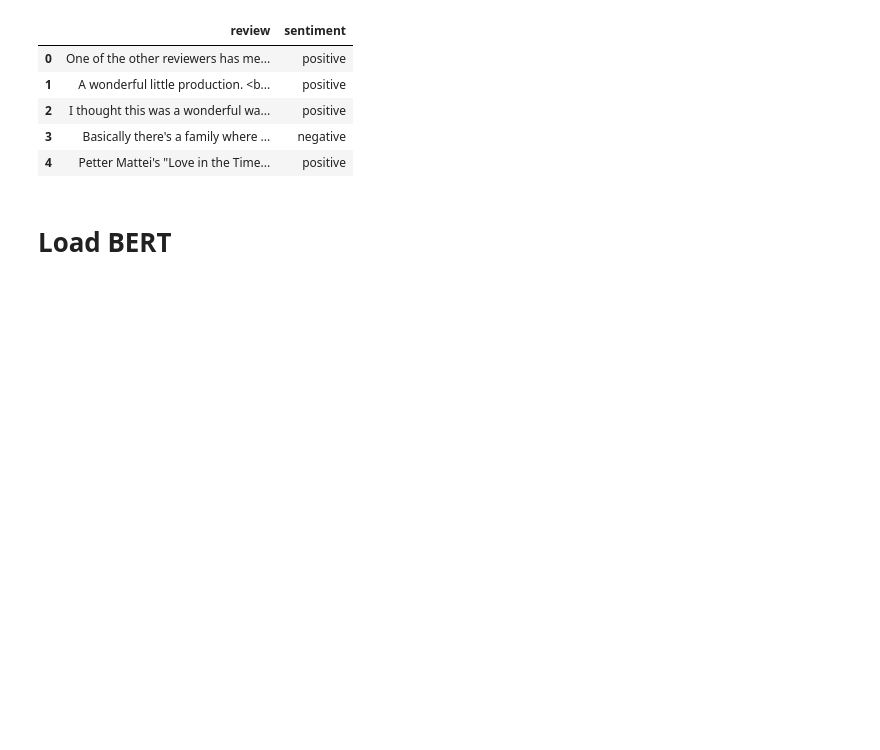
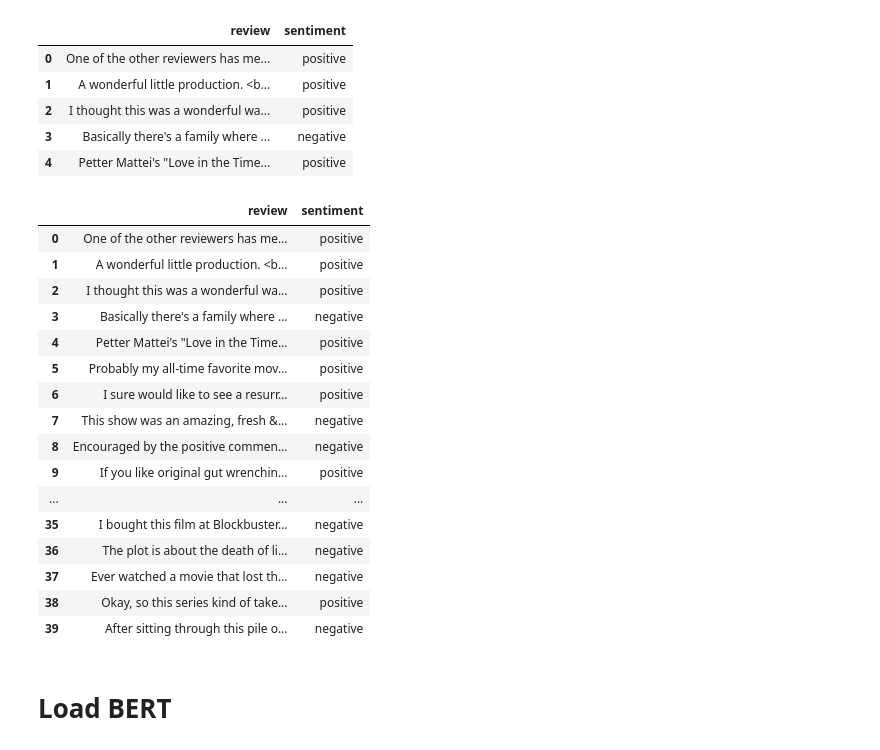
Before and after one commit to sachinumrao/Text_Classification, a Jupyter notebook: transformer_text_classification/Tranformers_Text_Classification.ipynb, the cells around one changed output. Saved outputs shown, nothing was run; the diff lists cells and outputs as text; code cells hidden in the pictures; blank space fills up the shorter version.

```diff
--- a/transformer_text_classification/Tranformers_Text_Classification.ipynb
+++ b/transformer_text_classification/Tranformers_Text_Classification.ipynb
@@ -16,6 +16,26 @@ df.head()
 | 2 | I thought this was a wonderful wa... | positive |
 | 3 | Basically there's a family where ... | negative |
 | 4 | Petter Mattei's "Love in the Time... | positive |
+# %%
+df
+# %% [output]
+|  | review | sentiment |
+| 0 | One of the other reviewers has me... | positive |
+| 1 | A wonderful little production. <b... | positive |
+| 2 | I thought this was a wonderful wa... | positive |
+| 3 | Basically there's a family where ... | negative |
+| 4 | Petter Mattei's "Love in the Time... | positive |
+| 5 | Probably my all-time favorite mov... | positive |
+| 6 | I sure would like to see a resurr... | positive |
+| 7 | This show was an amazing, fresh &... | negative |
+| 8 | Encouraged by the positive commen... | negative |
+| 9 | If you like original gut wrenchin... | positive |
+| ... | ... | ... |
+| 35 | I bought this film at Blockbuster... | negative |
+| 36 | The plot is about the death of li... | negative |
+| 37 | Ever watched a movie that lost th... | negative |
+| 38 | Okay, so this series kind of take... | positive |
+| 39 | After sitting through this pile o... | negative |
 # %% [markdown]
 # Load BERT
 # %%
```
Also changed, not shown: parts of 35 cells of this notebook, 1 other file.
